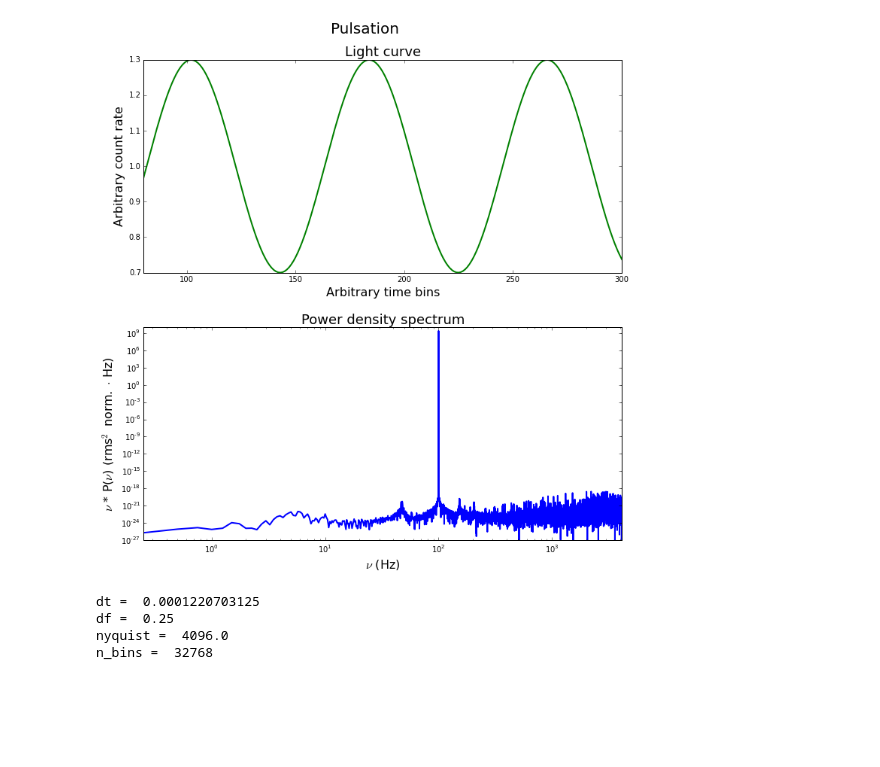
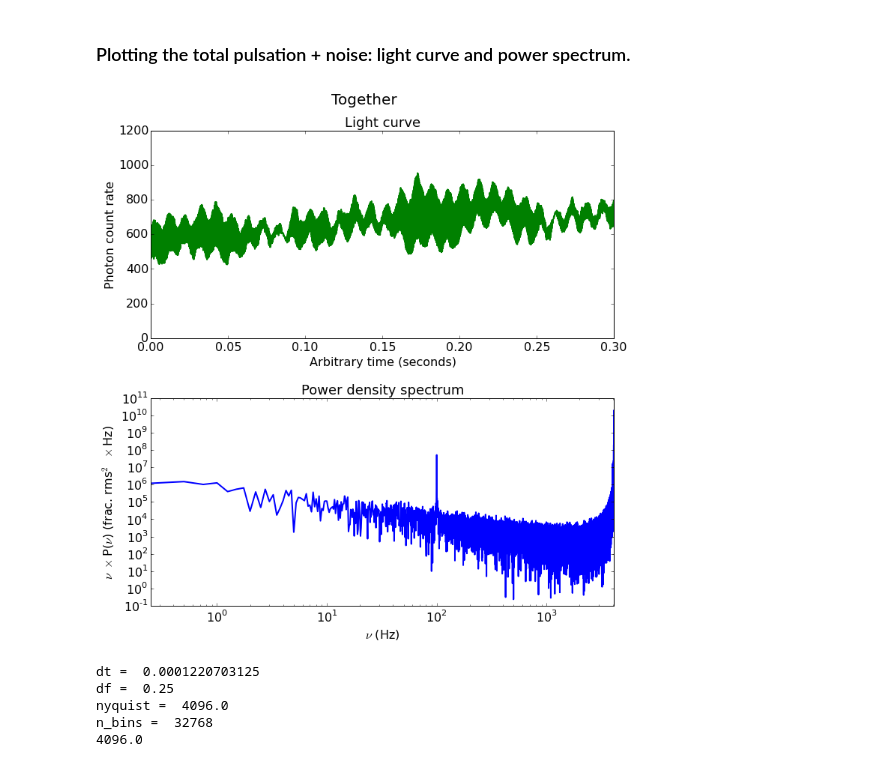
Before and after one commit to evandromr/whizzy_scripts, a Jupyter notebook: TimmerKoenig.ipynb, the cells around one changed output. Drawn from its saved outputs; the diff is of its cells as text; code cells hidden in the pictures; blank space fills up the shorter version.

Commit message:
Fixed lots of stuff. Renamed some variables. Fixed some normalization issues. Still have not figured out why the total power spectrum increases sharply at high frequencies...

```diff
--- a/TimmerKoenig.ipynb
+++ b/TimmerKoenig.ipynb
@@ -39,7 +43,7 @@ def make_pulsation(n_bins, dt, freq, amp, mean, phase):
 # %%
 def powerlaw(w, beta):
     ## Gives a powerlaw of (1/w)^beta
-    pl = w ** (-beta)
+    pl = np.where(w != 0, w ** (-beta), 0)
     return pl
 # %%
 def lorentzian(w, w_0, gamma):
@@ -109,10 +124,3 @@ spectrum_shape = variance * powerlaw(pos_freq, beta)
 # beta_1 = 0.8
 # beta_2 = 3.0
 # w_b = n_bins / 90.0
-# %%
-## Applying an inverse fractional rms^2 normalization to the fourier transform
-def inv_frac_rms2_norm(amplitudes, dt, n_bins):
-    mean_rate = 200
-#     rms2_power = 2.0 * power / dt / float(n_bins) / (mean_rate ** 2)
-    inv_rms2 = amplitudes * dt * n_bins * mean_rate ** 2 / 2.0
-    return inv_rms2
@@ -185,0 +190,10 @@ total_power = 2.0 * total_power / (dt * n_bins * (200 ** 2))
+# %%
+total_lc = pulse_lc * noise_lc
+print "Mean of LC:", np.mean(total_lc)
+
+total_unnorm_power = np.absolute(fftpack.fft(total_lc)) ** 2
+total_unnorm_power = total_unnorm_power[0:len(pos_freq)]
+total_power = 2.0 * total_unnorm_power / (dt * n_bins * (mean_noise ** 2))
+print "Mean of total power:", np.mean(total_power)
+
+# total_lc[np.where(total_lc < 0)] = 0
@@ -186,39 +286,53 @@ total_power = 2.0 * total_power / (dt * n_bins * (200 ** 2))
+# %% [markdown]
+### Plotting the total pulsation + noise: light curve and power spectrum.
 # %%
-super_title = "Pulsation"
+super_title = "Together"
 # super_title = r"Power law: $\beta$ = %s" % str(beta)
 # super_title = r"Lorentzians: $\Gamma$ = %s at $\omega_0$ = %s Hz, $\Gamma$ = %s at $\omega_0$ = %s Hz; Power law: $\beta$ = %s" % (str(gamma_1), str(w_1), str(gamma_2), str(w_2), str(beta))
 
-npn = pulse_power * pos_freq
+npn = total_power * pos_freq
+# npn = total_power
+
 
 fig, (ax1, ax2) = plt.subplots(2,1, figsize=(10,10))
 fig.suptitle(super_title, fontsize=20, y=1.03)
-ax1.plot(time_bins, pulse_lc, linewidth=2.0, color='g')
-ax1.set_xlabel('Arbitrary time bins', fontsize=16)
-ax1.set_ylabel('Arbitrary count rate', fontsize=16)
-ax1.set_xlim(80,300)
+
+ax1.plot(time, total_lc, linewidth=2.0, color='g')
+ax1.set_xlabel('Arbitrary time (seconds)', fontsize=16)
+ax1.set_ylabel('Photon count rate', fontsize=16)
+ax1.set_xlim(0, 0.3)
+ax1.set_ylim(0,)
+ax1.tick_params(axis='x', labelsize=16, bottom=True, top=True, labelbottom=True, labeltop=False)
+ax1.tick_params(axis='y', labelsize=16, left=True, right=True, labelleft=True, labelright=False)
 ax1.set_title('Light curve', fontsize=18)
+
 # ax2.plot(pos_freq, pulse_power * pos_freq, linewidth=2.0)
 ax2.plot(pos_freq, npn, linewidth=2.0)
 ax2.set_xscale('log')
 ax2.set_yscale('log')
 ax2.set_xlabel(r'$\nu$ (Hz)', fontsize=16)
-ax2.set_ylabel(r'$\nu$ * P($\nu$) (rms$^2$ norm. $\cdot$ Hz)', fontsize=16)
+ax2.set_ylabel(r'$\nu$ $\times$ P($\nu$) (frac. rms$^2$ $\times$ Hz)', fontsize=16)
 # ax2.set_ylabel(r'$\nu$ * P($\nu$)', fontsize=16)
 ax2.set_xlim(0, nyquist)
-# ax2.set_xlim(0,200)
+# ax2.set_xlim(4000,)
 # ax2.set_ylim(0,300)
+ax2.tick_params(axis='x', labelsize=16, bottom=True, top=True, labelbottom=True, labeltop=False)
+ax2.tick_params(axis='y', labelsize=16, left=True, right=True, labelleft=True, labelright=False)
 ax2.set_title('Power density spectrum', fontsize=18)
+
 fig.tight_layout(pad=1.0, h_pad=2.0)
 plt.show()
 
 print "dt = ", dt
 print "df = ", df
 print "nyquist = ", nyquist
 print "n_bins = ", n_bins
+print pos_freq[-1]
 # print "Mean pulse power:", np.mean(pulse_power)
 # %% [output]
-[figure, old version]
+[figure, new version]
 dt =  0.0001220703125
 df =  0.25
 nyquist =  4096.0
 n_bins =  32768
+4096.0
```
Also changed, not shown: parts of 29 cells of this notebook.
